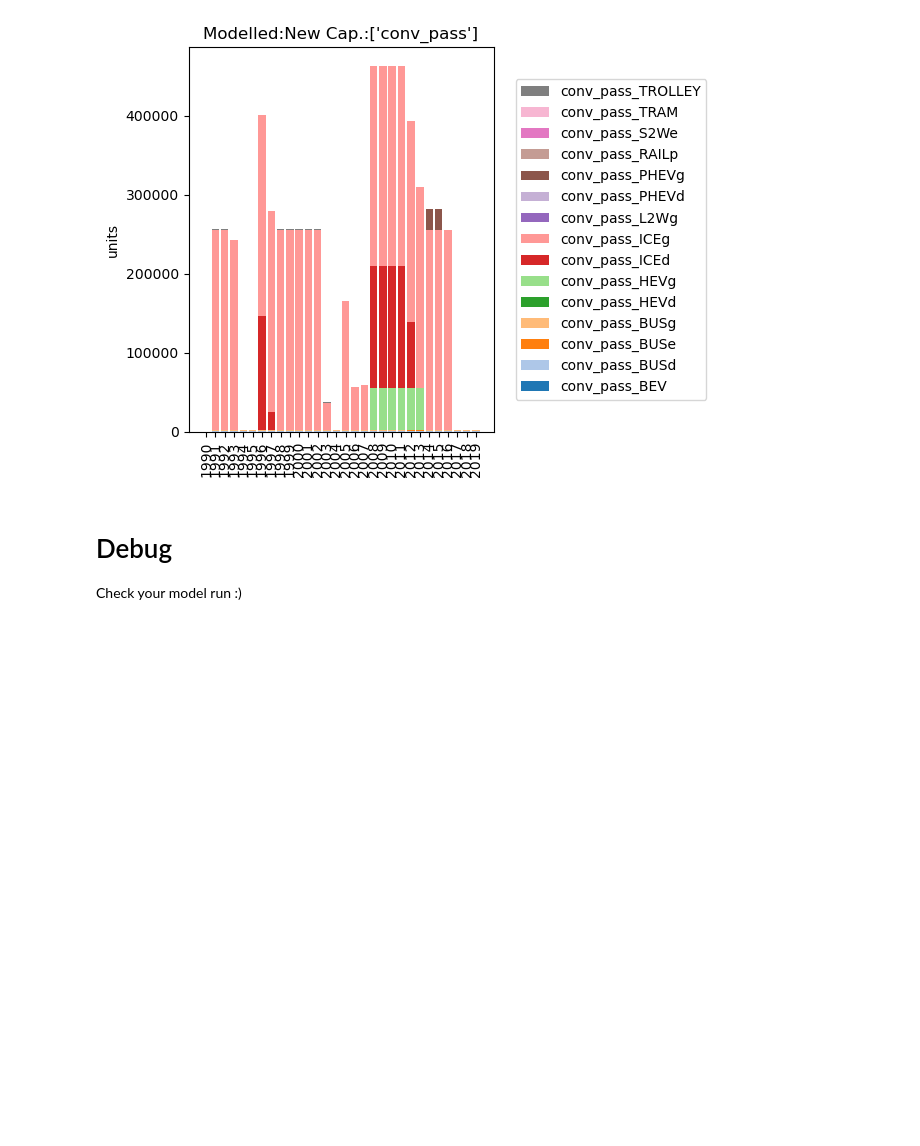
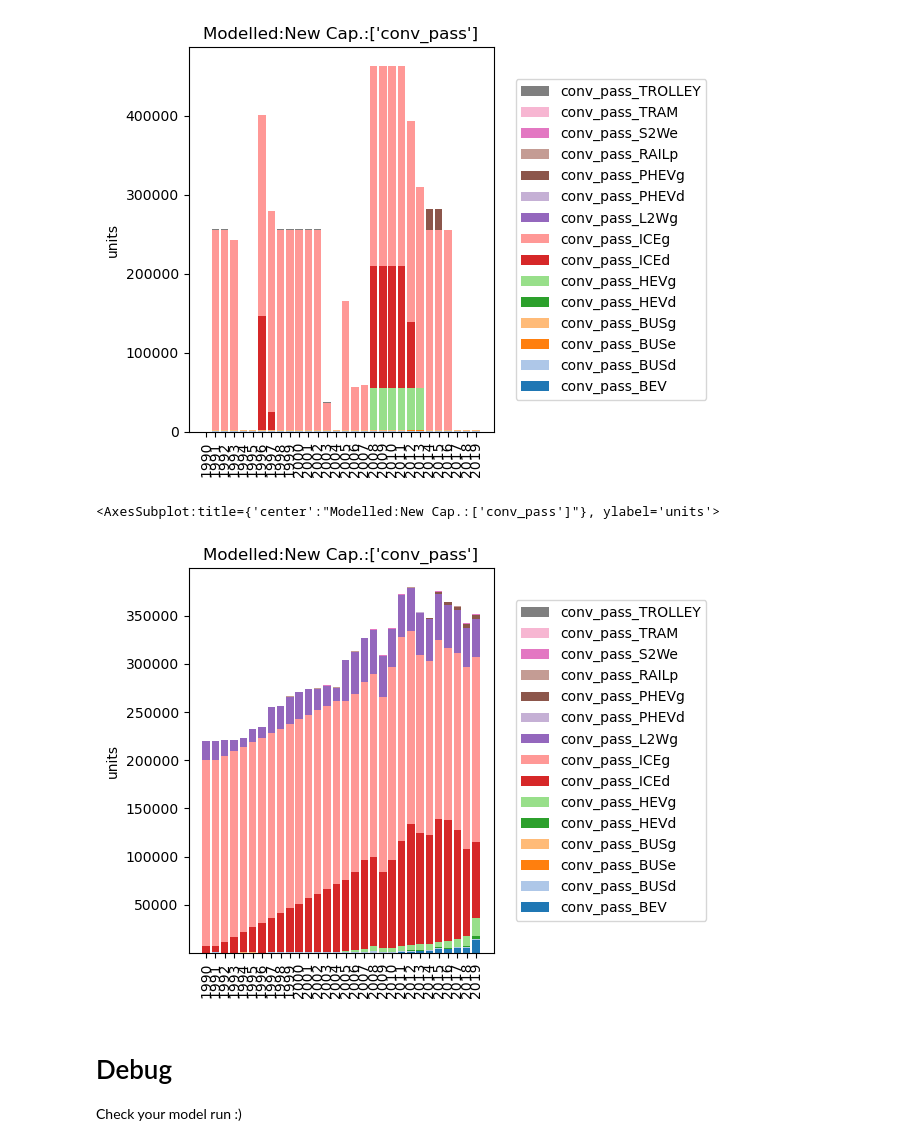
Before and after one commit to irm-codebase/RESTORE, a Jupyter notebook: restore_split.ipynb, the cells around one changed output. Saved outputs shown, nothing was run; the diff lists cells and outputs as text; code cells hidden in the pictures; blank space fills up the shorter version.

```diff
--- a/restore_split.ipynb
+++ b/restore_split.ipynb
@@ -151,6 +143,11 @@ model_plots.plot_group_cnew(model, ["conv_pass"], "units")
 # %% [output]
 <AxesSubplot:title={'center':"Modelled:New Cap.:['conv_pass']"}, ylabel='units'>
 [figure]
+# %%
+data_plots.plot_group_cnew(model, cnf.DATA, ["conv_pass"], "units")
+# %% [output]
+<AxesSubplot:title={'center':"Modelled:New Cap.:['conv_pass']"}, ylabel='units'>
+[figure, added]
 # %% [markdown]
 # Debug
 Check your model run :)
```
Also changed, not shown: parts of 7 cells of this notebook, 4 other files.
